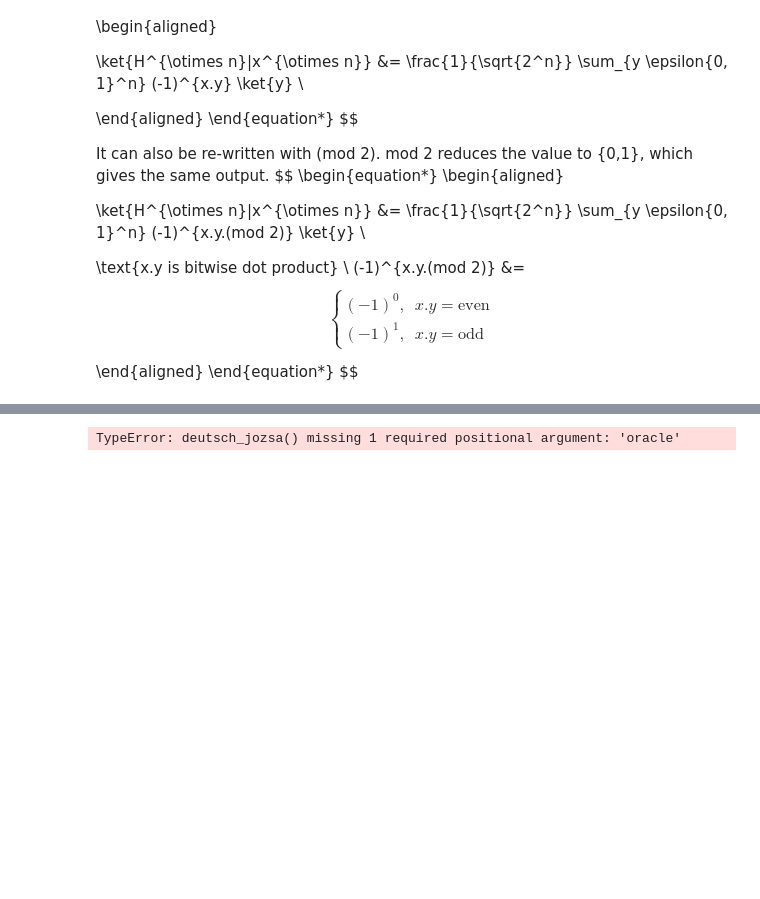
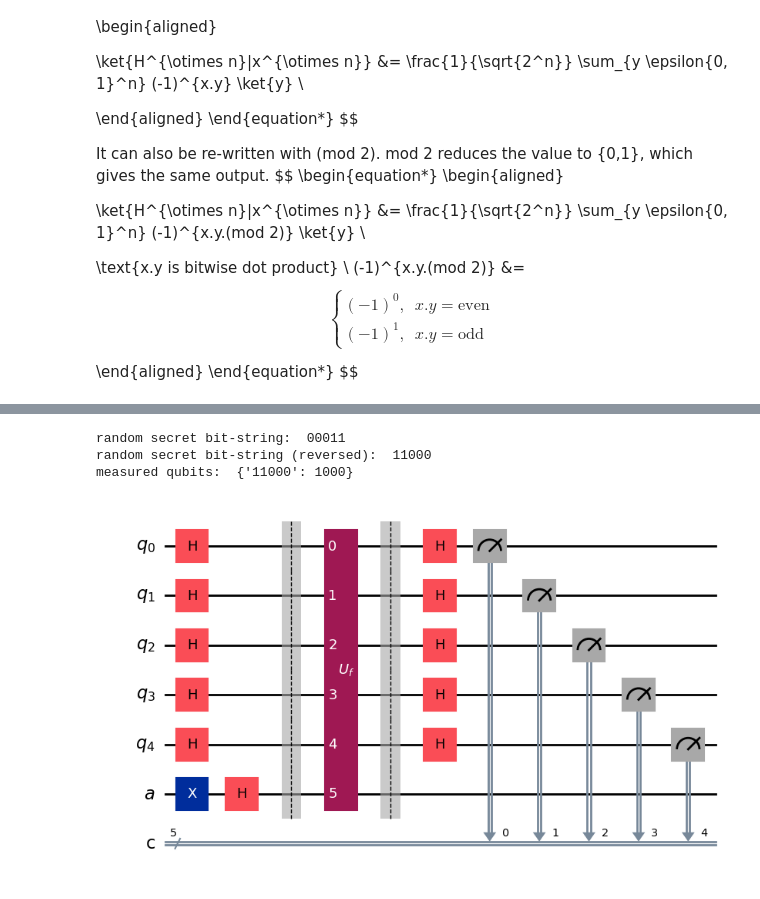
Before and after one commit to Gurj33t-Singh/Qiskit-Practice, a Jupyter notebook: Notebooks/Berinstein-Vazarani.ipynb, the cells around one changed output, grey strips where cells are left out. Saved outputs shown, nothing was run; the diff lists cells and outputs as text; code cells hidden in the pictures; blank space fills up the shorter version.

Commit message:
bernstein vazarani code

```diff
--- a/Notebooks/Berinstein-Vazarani.ipynb
+++ b/Notebooks/Berinstein-Vazarani.ipynb
@@ -110,3 +110,13 @@ from qiskit_ibm_runtime.fake_provider import FakeManilaV2
 from IPython.display import display
 
 import numpy as np
+# %%
+import random
+
+def generate_binary_string(n):
+    # Generate a random number with n bits
+    number = random.getrandbits(n)
+    # Convert the number to binary
+    # '0{n}b' , pad the value with 0 if length is less than n
+    binary_string = format(number, f'0{n}b')
+    return binary_string
@@ -113,25 +138,32 @@ import numpy as np
 # %%
-def deutsch_jozsa(qr_count, oracle=None):
+def bernstein_vazarani(qr_count, ar_count, oracle=None):
     qr = QuantumRegister(qr_count, 'q')
     cr = ClassicalRegister(qr_count, 'c')
-    qc = QuantumCircuit(qr, cr)
+    ar = AncillaRegister(ar_count, 'a')
 
-    qc.x(qr[-1])
+    qc = QuantumCircuit(qr, ar, cr)
 
+    # Prepapred ancilla in |->
+    qc.x(ar[0])
+    qc.h(ar[0])
+
+    # Input qubits in H superposition
     for qubit in qr:
         qc.h(qubit)
 
     qc.barrier()
 
+    # Added the Bernstein Vazarani's oracle here
     blackbox = oracle.to_gate()
     blackbox.label = "$U_f$"
     qc = qc.compose(blackbox)
 
     qc.barrier()
 
-    for qubit in qr[:-1]:
+    # Final hadamard for interfernce
+    for qubit in qr:
         qc.h(qubit)
 
-    qc.measure(qr[:-1], cr[:-1])
+    qc.measure(qr, cr)
 
     return qc
@@ -138,4 +178,21 @@ def deutsch_jozsa(qr_count, oracle=None):
 # %%
-display(deutsch_jozsa(qr_count=5))
+qr_count = 5
+ar_count = 1
+
+oracle, secret_string = bv_oracle(qr_count, ar_count)
+
+circuit = bernstein_vazarani(qr_count, ar_count, oracle)
+backend = AerSimulator()
+compiled_qc = transpile(circuit, backend)
+results = backend.run(compiled_qc, shots=1000).result()
+count = results.get_counts()
+
+print("random secret bit-string: ", secret_string)
+print("random secret bit-string (reversed): ", secret_string[::-1])
+print("measured qubits: ", count)
+display(circuit.draw('mpl'))
 # %% [output]
-TypeError: deutsch_jozsa() missing 1 required positional argument: 'oracle'
+random secret bit-string:  00011
+random secret bit-string (reversed):  11000
+measured qubits:  {'11000': 1000}
+[figure, added]
```
Also changed, not shown: parts of 3 cells of this notebook.
